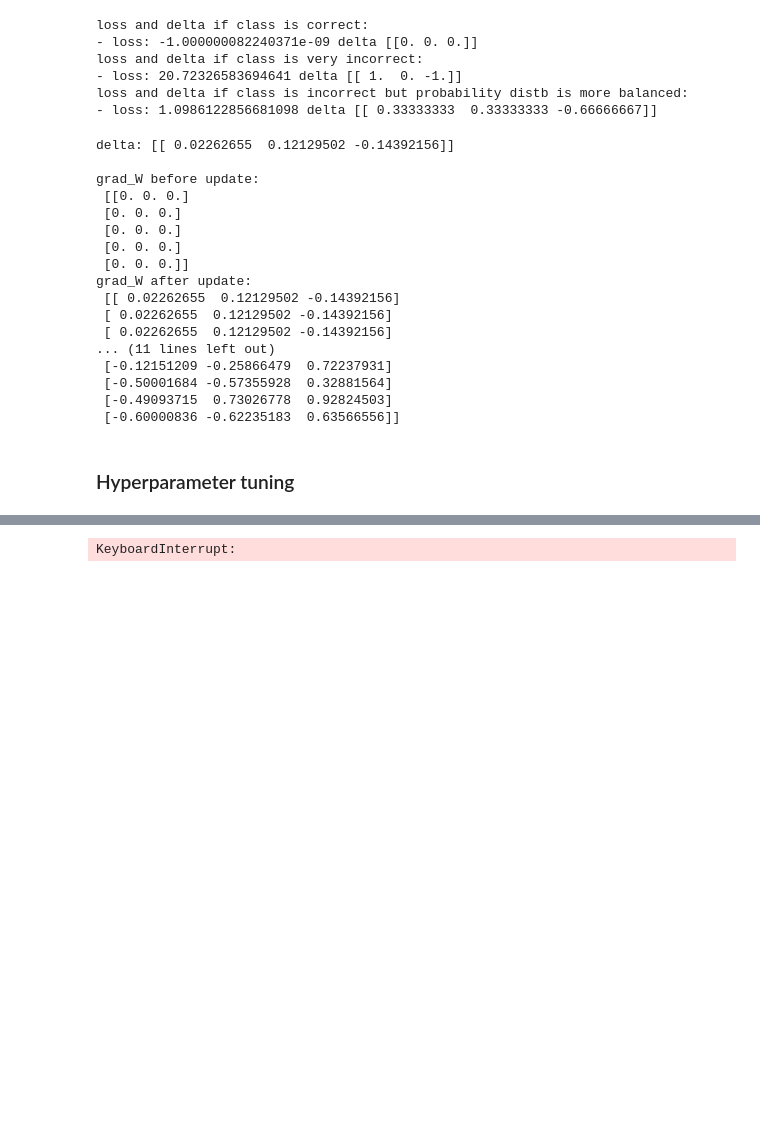
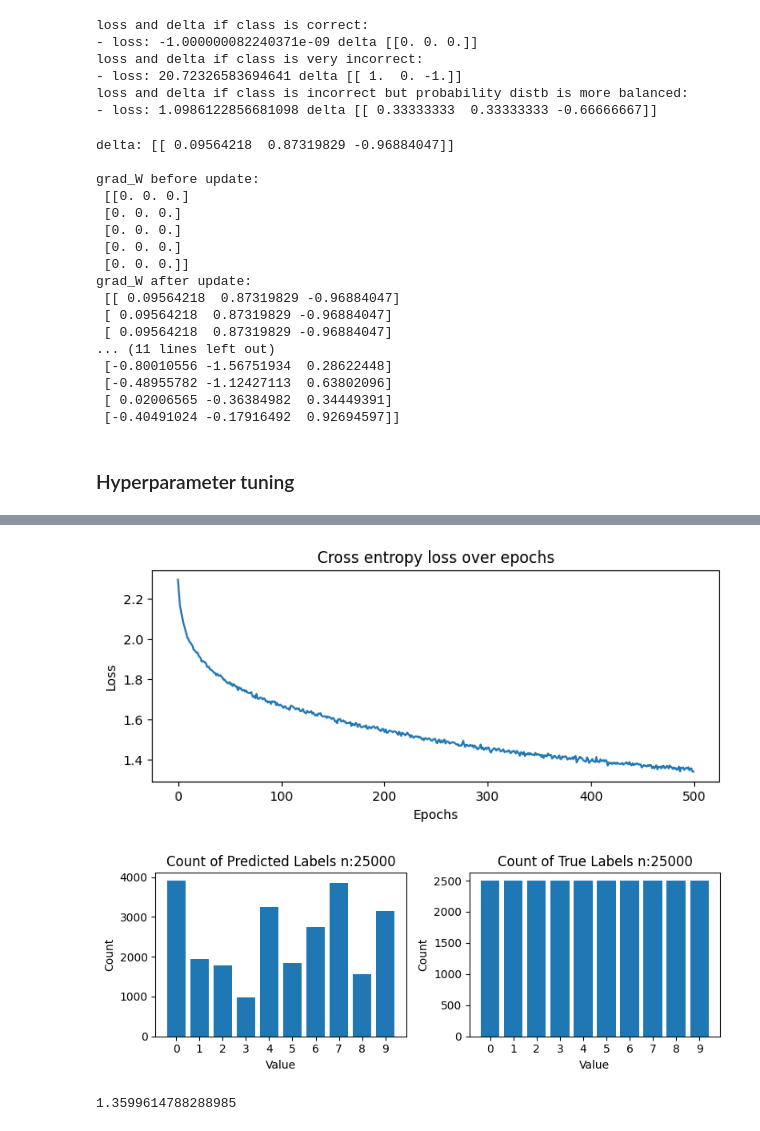
Before and after one commit to vyun8699/COMP4329-Deep-Learning-Assignment-1, a Jupyter notebook: assgmt_1_DL_vincent.ipynb, the cells around one changed output, grey strips where cells are left out. Cells and saved outputs as stored; diff of their text form; code cells hidden in the pictures; blank space fills up the shorter version.

```diff
--- a/assgmt_1_DL_vincent.ipynb
+++ b/assgmt_1_DL_vincent.ipynb
@@ -500,9 +500,6 @@ loss and delta if class is incorrect but probability distb is more balanced:
 - loss: 1.0986122856681098 delta [[ 0.33333333  0.33333333 -0.66666667]]
 # %%
 # backward
-'''
-#stopped working after I changed the structure of softmax in Activation()
-
 def test_backward_pass():
     input_data = np.array([[0.1, 0.2, 0.3, 0.4, 0.5]])
     delta = np.array([[0.01, 0.02]])
@@ -515,7 +512,7 @@ def test_backward_pass():
     assert hidden_layer.grad_b.shape == hidden_layer.b.shape, "Gradient shape for biases is incorrect"
 
 test_backward_pass()
-'''
+
 # for a [5,3] forward and backward pass, show the resulting delta
 nn_simple = MLP([5,3], [None, 'softmax'])
 input_data = np.array((1,1,1,1,1))
@@ -537,7 +534,7 @@ print("Weights before update:\n", nn_simple.layers[0].W)
 nn_simple.update(lr)  # Using a learning rate of 0.1
 print("Weights after update:\n", nn_simple.layers[0].W)
 # %% [output]
-delta: [[ 0.02262655  0.12129502 -0.14392156]]
+delta: [[ 0.09564218  0.87319829 -0.96884047]]
 
 grad_W before update:
  [[0. 0. 0.]
@@ -546,14 +543,14 @@ grad_W before update:
  [0. 0. 0.]
  [0. 0. 0.]]
 grad_W after update:
- [[ 0.02262655  0.12129502 -0.14392156]
- [ 0.02262655  0.12129502 -0.14392156]
- [ 0.02262655  0.12129502 -0.14392156]
+ [[ 0.09564218  0.87319829 -0.96884047]
+ [ 0.09564218  0.87319829 -0.96884047]
+ [ 0.09564218  0.87319829 -0.96884047]
 ... (11 lines left out)
- [-0.12151209 -0.25866479  0.72237931]
- [-0.50001684 -0.57355928  0.32881564]
- [-0.49093715  0.73026778  0.92824503]
- [-0.60000836 -0.62235183  0.63566556]]
+ [-0.80010556 -1.56751934  0.28622448]
+ [-0.48955782 -1.12427113  0.63802096]
+ [ 0.02006565 -0.36384982  0.34449391]
+ [-0.40491024 -0.17916492  0.92694597]]
 # %% [markdown]
 ### Hyperparameter tuning
 # %%
@@ -647,7 +644,7 @@ def plot_best_results(best_parameters, cross_entropy, nn, input_data, output_dat
 # run cv search
 
 #re-create dataset
-data_proportion = 1
+data_proportion = 0.5
 random_state = 42
 input_data, output_data = create_smaller_dataset(adj_train_data, train_label, data_proportion, random_state=random_state)
 
@@ -674 +675,6 @@ Shape of output_data: (50000, 1)
-KeyboardInterrupt:
+[figure, added]
+[figure, added]
+# %%
+cross_entropy[-1]
+# %% [output]
+1.3599614788288985
```
Also changed, not shown: parts of 5 cells of this notebook.
